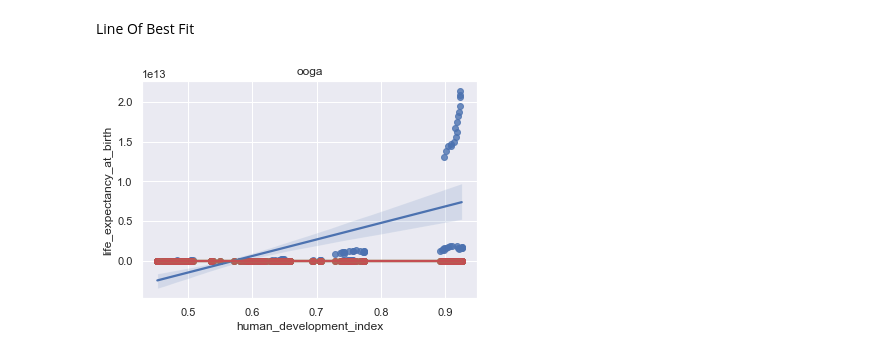
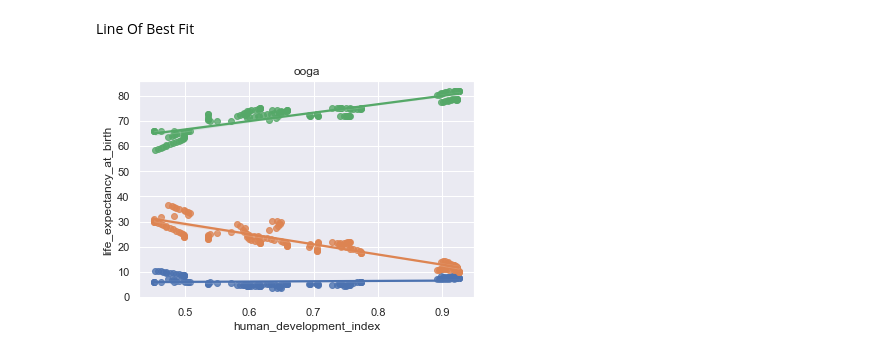
Before and after one commit to chrisvenczel/DataScience_DataMining, a Jupyter notebook: WorkBook.ipynb, the cells around one changed output. Drawn from its saved outputs; the diff is of its cells as text; code cells hidden in the pictures.

```diff
--- a/WorkBook.ipynb
+++ b/WorkBook.ipynb
@@ -254,9 +323,9 @@ Line Of Best Fit
 # %%
 import seaborn as sns
 table = pd.read_csv("data/key_indicators")
 sns.set_theme(color_codes=True)
-facts = ['gdp','death_rate_per_1000','birth_rate_per_1000','life_expectancy_at_birth']
+facts = ['death_rate_per_1000','birth_rate_per_1000','life_expectancy_at_birth']
 for fact in facts:
   sns.regplot(x="human_development_index", y=fact, data=table).set(title='ooga')
 # %% [output]
-[figure, old version]
+[figure, new version]
```
Also changed, not shown: parts of 9 cells of this notebook.
